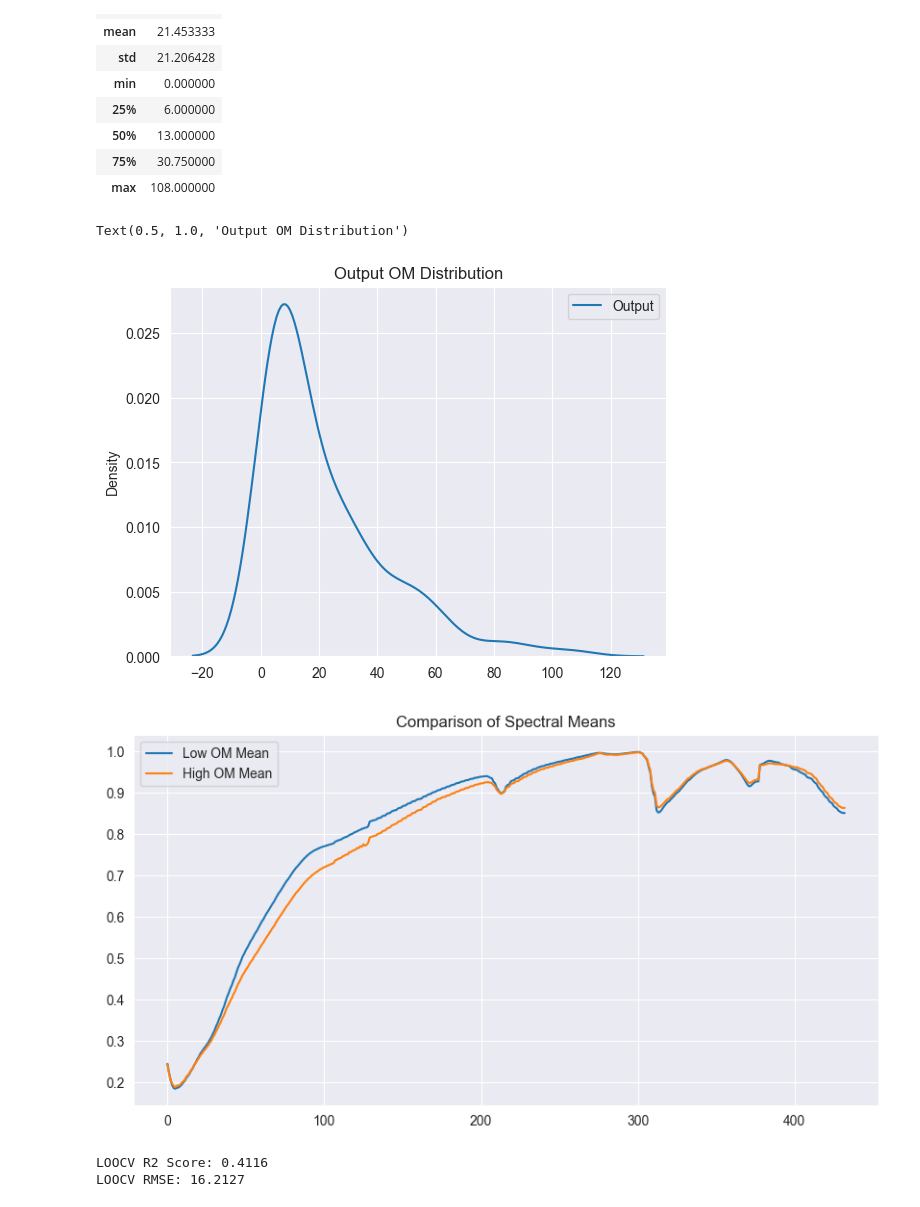
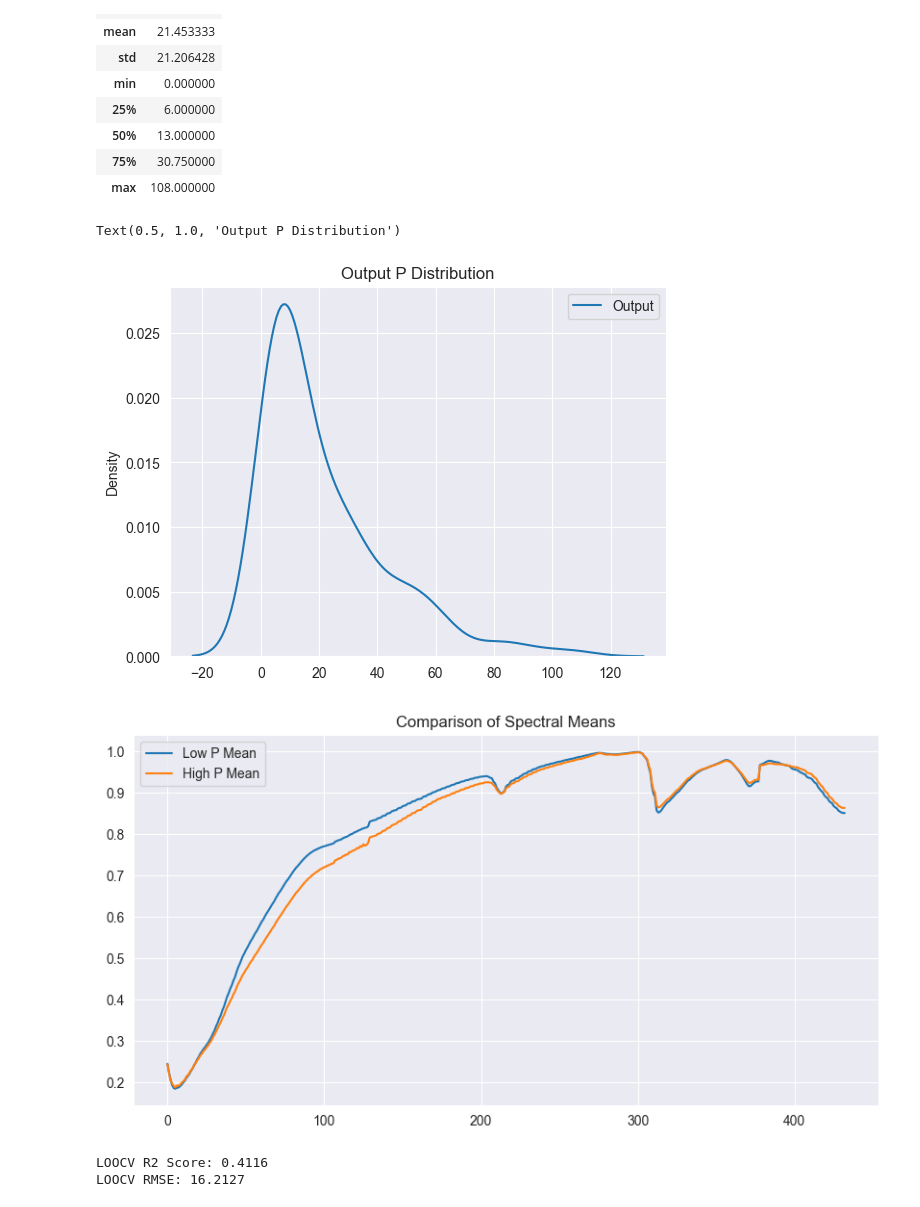
Before and after one commit to bergerga15/soil_properties, a Jupyter notebook: predict_p.ipynb, the cells around one changed output. Saved outputs shown, nothing was run; the diff lists cells and outputs as text; code cells hidden in the pictures.

```diff
--- a/predict_p.ipynb
+++ b/predict_p.ipynb
@@ -43,12 +43,12 @@ output_variable.describe()
 # %%
 import seaborn as sns
 import matplotlib.pyplot as plt
 sns.kdeplot(output_variable, label='Output')
 plt.legend()
-plt.title("Output OM Distribution")
+plt.title("Output P Distribution")
 # %% [output]
-Text(0.5, 1.0, 'Output OM Distribution')
+Text(0.5, 1.0, 'Output P Distribution')
-[figure, old version]
+[figure, new version]
 # %%
 # skip, no need to apply filter
 # from scipy.signal import savgol_filter
@@ -68,13 +68,13 @@ low_n = X_train_arr[y <= median_val]
 high_n = X_train_arr[y > median_val]
 
 plt.figure(figsize=(10, 5))
-plt.plot(np.mean(low_n, axis=0), label='Low OM Mean')
-plt.plot(np.mean(high_n, axis=0), label='High OM Mean')
+plt.plot(np.mean(low_n, axis=0), label='Low P Mean')
+plt.plot(np.mean(high_n, axis=0), label='High P Mean')
 plt.legend()
 plt.title("Comparison of Spectral Means")
 plt.show()
 # %% [output]
-[figure, old version]
+[figure, new version]
 # %%
 from sklearn.preprocessing import StandardScaler, MinMaxScaler
 from sklearn.decomposition import PCA
```
Also changed, not shown: 1 other file.
